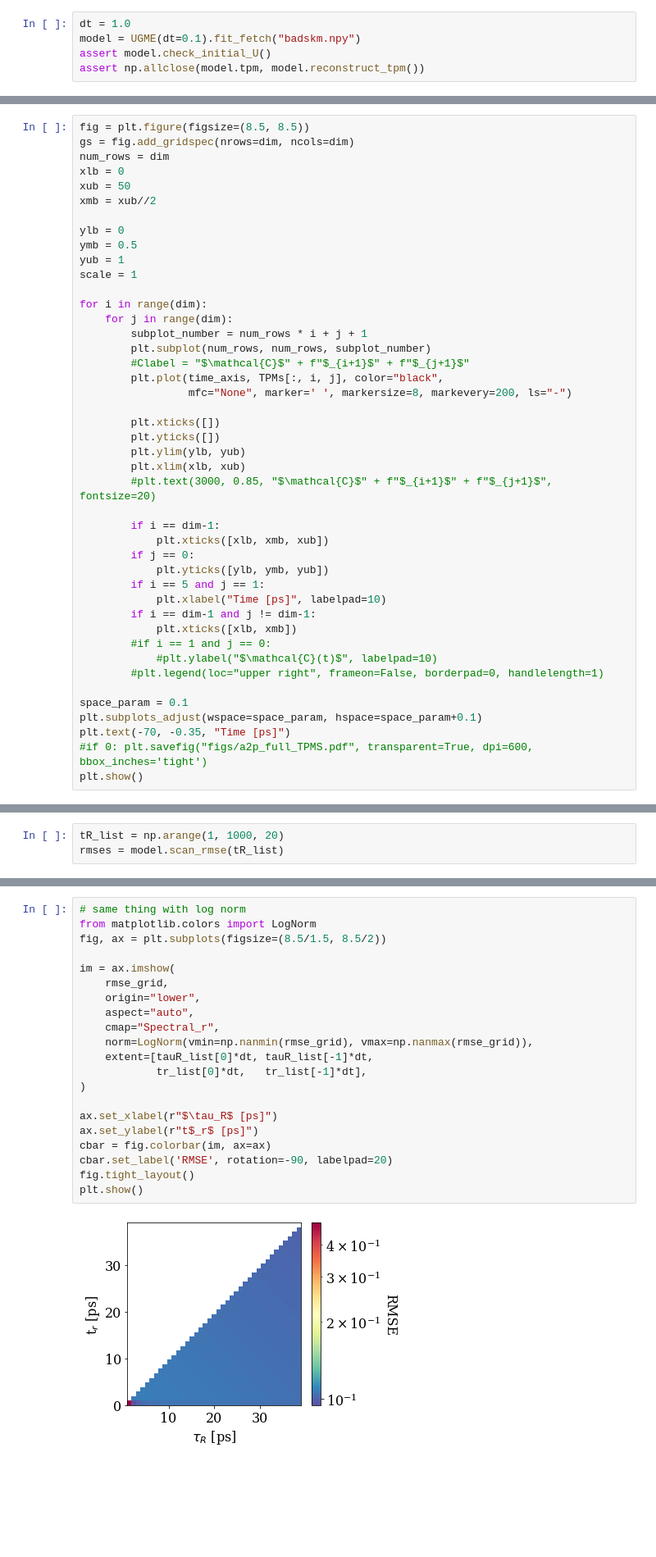
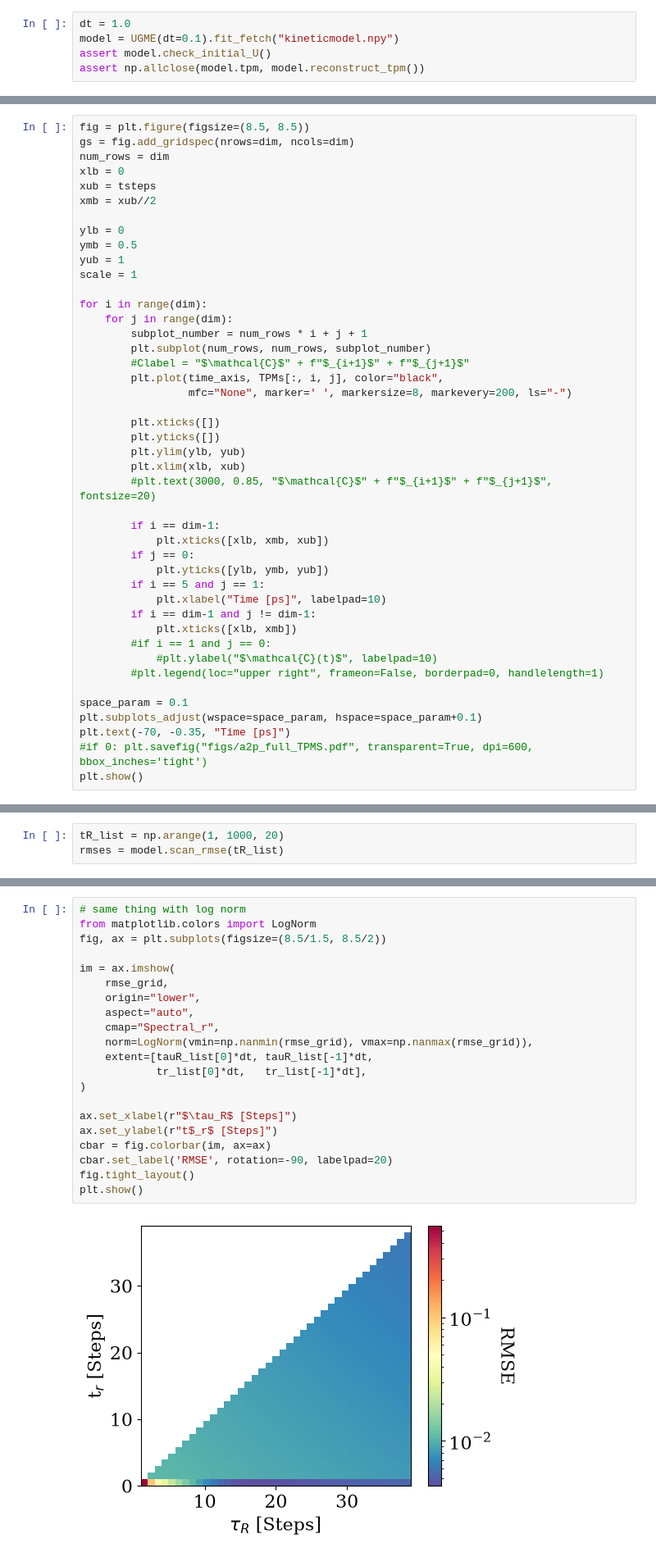
Before and after one commit to IntensiveRock/ugme, a Jupyter notebook: software_testing.ipynb, the cells around one changed output, grey strips where cells are left out. Shown at 82% size. Drawn from its saved outputs; the diff is of its cells as text; blank space fills up the shorter version.

```diff
--- a/software_testing.ipynb
+++ b/software_testing.ipynb
@@ -7,7 +7,7 @@ plt.rcParams["font.size"] = 16
 plt.rcParams['font.family'] = 'serif'
 # %%
 dt = 1.0
-model = UGME(dt=0.1).fit_fetch("badskm.npy")
+model = UGME(dt=0.1).fit_fetch("kineticmodel.npy")
 assert model.check_initial_U()
 assert np.allclose(model.tpm, model.reconstruct_tpm())
 # %%
@@ -23,7 +23,7 @@ fig = plt.figure(figsize=(8.5, 8.5))
 gs = fig.add_gridspec(nrows=dim, ncols=dim)
 num_rows = dim
 xlb = 0
-xub = 50
+xub = tsteps
 xmb = xub//2
 
 ylb = 0
@@ -135,26 +135,26 @@ plt.show()
 # %%
 # same thing with log norm
 from matplotlib.colors import LogNorm
 fig, ax = plt.subplots(figsize=(8.5/1.5, 8.5/2))
 
 im = ax.imshow(
     rmse_grid,
     origin="lower",
     aspect="auto",
     cmap="Spectral_r",
     norm=LogNorm(vmin=np.nanmin(rmse_grid), vmax=np.nanmax(rmse_grid)),
     extent=[tauR_list[0]*dt, tauR_list[-1]*dt,
             tr_list[0]*dt,   tr_list[-1]*dt],
 )
 
-ax.set_xlabel(r"$\tau_R$ [ps]")
-ax.set_ylabel(r"t$_r$ [ps]")
+ax.set_xlabel(r"$\tau_R$ [Steps]")
+ax.set_ylabel(r"t$_r$ [Steps]")
 cbar = fig.colorbar(im, ax=ax)
 cbar.set_label('RMSE', rotation=-90, labelpad=20)
 fig.tight_layout()
 plt.show()
 # %% [output]
-[figure, old version]
+[figure, new version]
 # %% [markdown]
 # Show what U(t) looks like
 # %%
```
Also changed, not shown: parts of 8 cells of this notebook.
